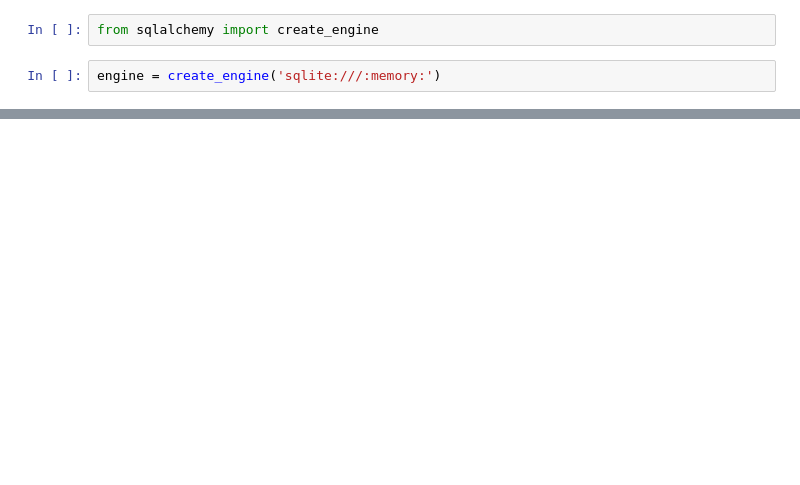
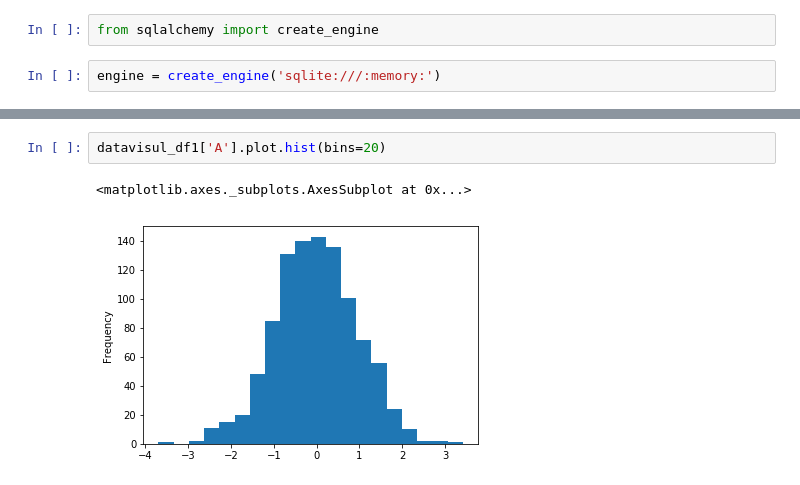
Before and after one commit to vivekdhinoja/Libraries-Tutorials, a Jupyter notebook: Pandas Tutorial.ipynb, the cells around one changed output, grey strips where cells are left out. Cells and saved outputs as stored; diff of their text form; blank space fills up the shorter version.

```diff
--- a/Pandas Tutorial.ipynb
+++ b/Pandas Tutorial.ipynb
@@ -805,0 +837,5 @@ sql_df
+# %%
+datavisul_df1['A'].plot.hist(bins=20)
+# %% [output]
+<matplotlib.axes._subplots.AxesSubplot at 0x...>
+[figure, added]
```
Also changed, not shown: parts of 46 cells of this notebook, 5 other files.
